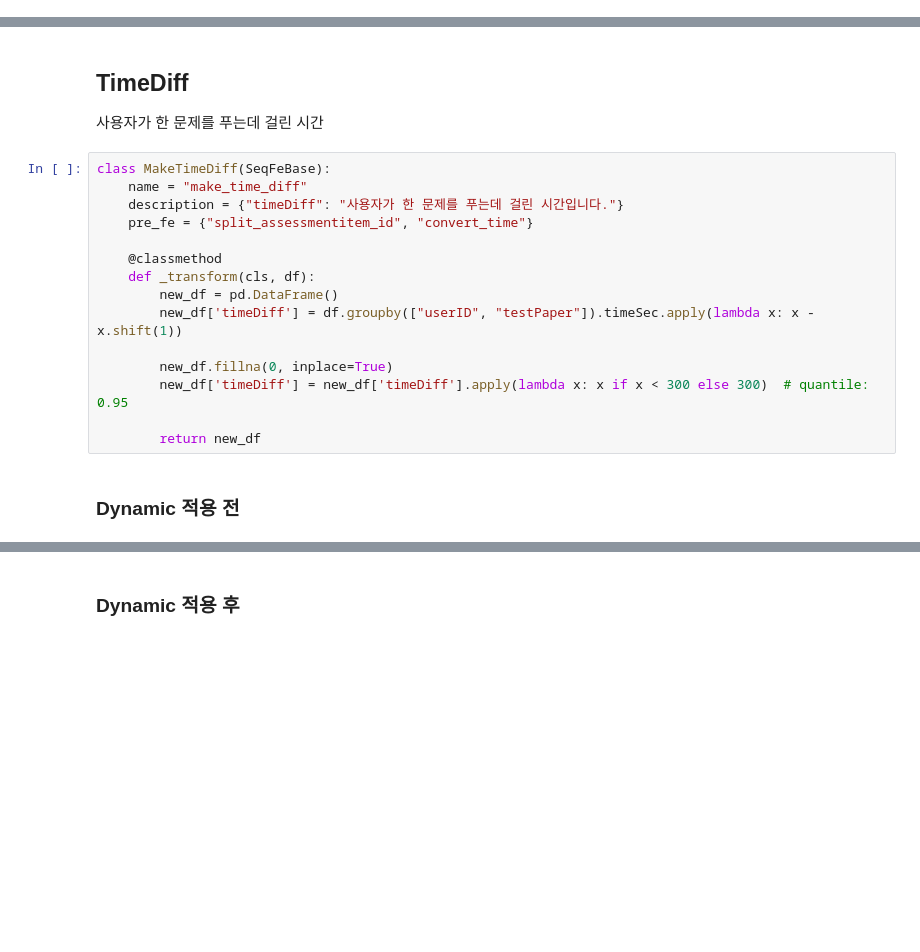
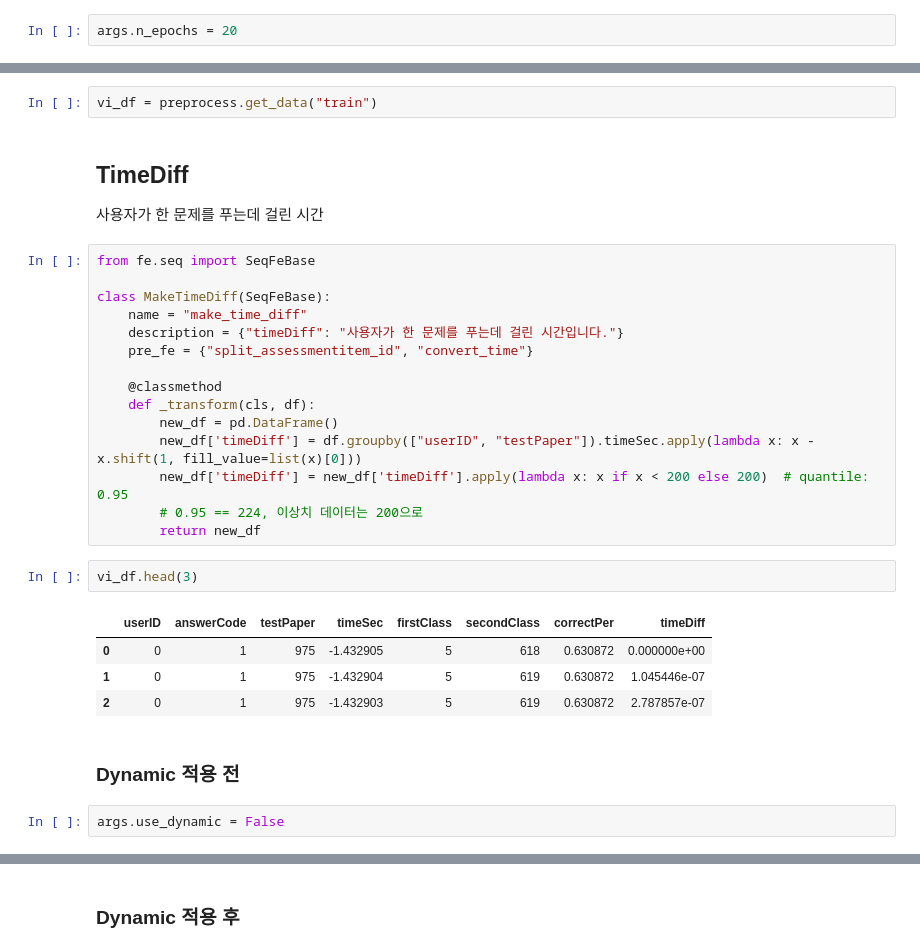
Before and after one commit to ddooom/p4-dkt-mentos, a Jupyter notebook: notebook/02-make_features.ipynb, the cells around one changed output, grey strips where cells are left out. Saved outputs shown, nothing was run; the diff lists cells and outputs as text; blank space fills up the shorter version.

```diff
--- a/notebook/02-make_features.ipynb
+++ b/notebook/02-make_features.ipynb
@@ -150,0 +158,2 @@ auc: 0.7672647713883387, acc: 0.7218844984802433
+# %%
+args.n_epochs = 20
@@ -178,11 +192,15 @@ import seaborn as sns
 import matplotlib.pyplot as plt
 
 train_dataset = pd.read_csv(p.join(args.data_dir, "train_data.csv"))
+# %%
+vi_df = preprocess.get_data("train")
 # %% [markdown]
 ## TimeDiff
 
 사용자가 한 문제를 푸는데 걸린 시간
 # %%
+from fe.seq import SeqFeBase
+
 class MakeTimeDiff(SeqFeBase):
     name = "make_time_diff"
     description = {"timeDiff": "사용자가 한 문제를 푸는데 걸린 시간입니다."}
@@ -191,12 +209,19 @@ class MakeTimeDiff(SeqFeBase):
     @classmethod
     def _transform(cls, df):
         new_df = pd.DataFrame()
-        new_df['timeDiff'] = df.groupby(["userID", "testPaper"]).timeSec.apply(lambda x: x - x.shift(1))
-
-        new_df.fillna(0, inplace=True)
-        new_df['timeDiff'] = new_df['timeDiff'].apply(lambda x: x if x < 300 else 300)  # quantile: 0.95
-
+        new_df['timeDiff'] = df.groupby(["userID", "testPaper"]).timeSec.apply(lambda x: x - x.shift(1, fill_value=list(x)[0]))
+        new_df['timeDiff'] = new_df['timeDiff'].apply(lambda x: x if x < 200 else 200)  # quantile: 0.95
+        # 0.95 == 224, 이상치 데이터는 200으로
         return new_df
+# %%
+vi_df.head(3)
+# %% [output]
+|  | userID | answerCode | testPaper | timeSec | firstClass | secondClass | correctPer | timeDiff |
+| 0 | 0 | 1 | 975 | -1.432905 | 5 | 618 | 0.630872 | 0.000000e+00 |
+| 1 | 0 | 1 | 975 | -1.432904 | 5 | 619 | 0.630872 | 1.045446e-07 |
+| 2 | 0 | 1 | 975 | -1.432903 | 5 | 619 | 0.630872 | 2.787857e-07 |
 # %% [markdown]
 ### Dynamic 적용 전
+# %%
+args.use_dynamic = False
 # %%
```
Also changed, not shown: parts of 39 cells of this notebook.
